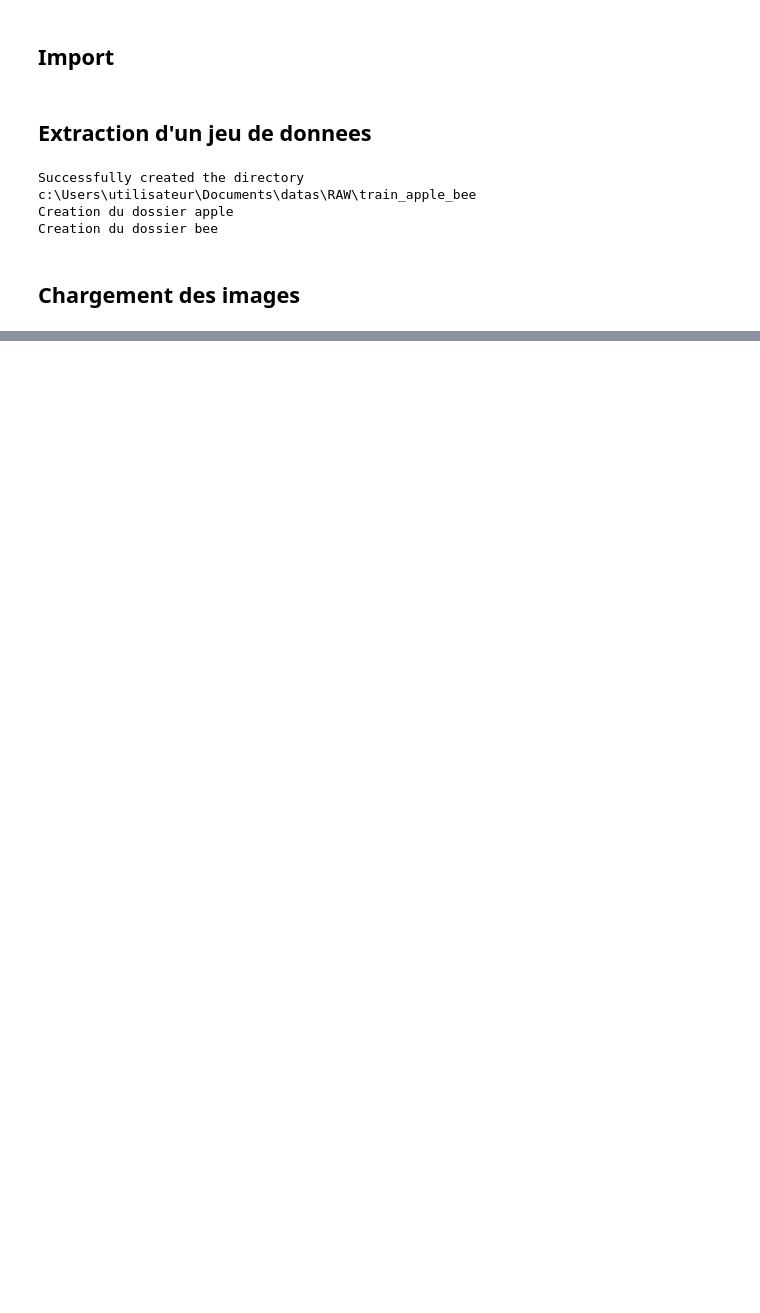
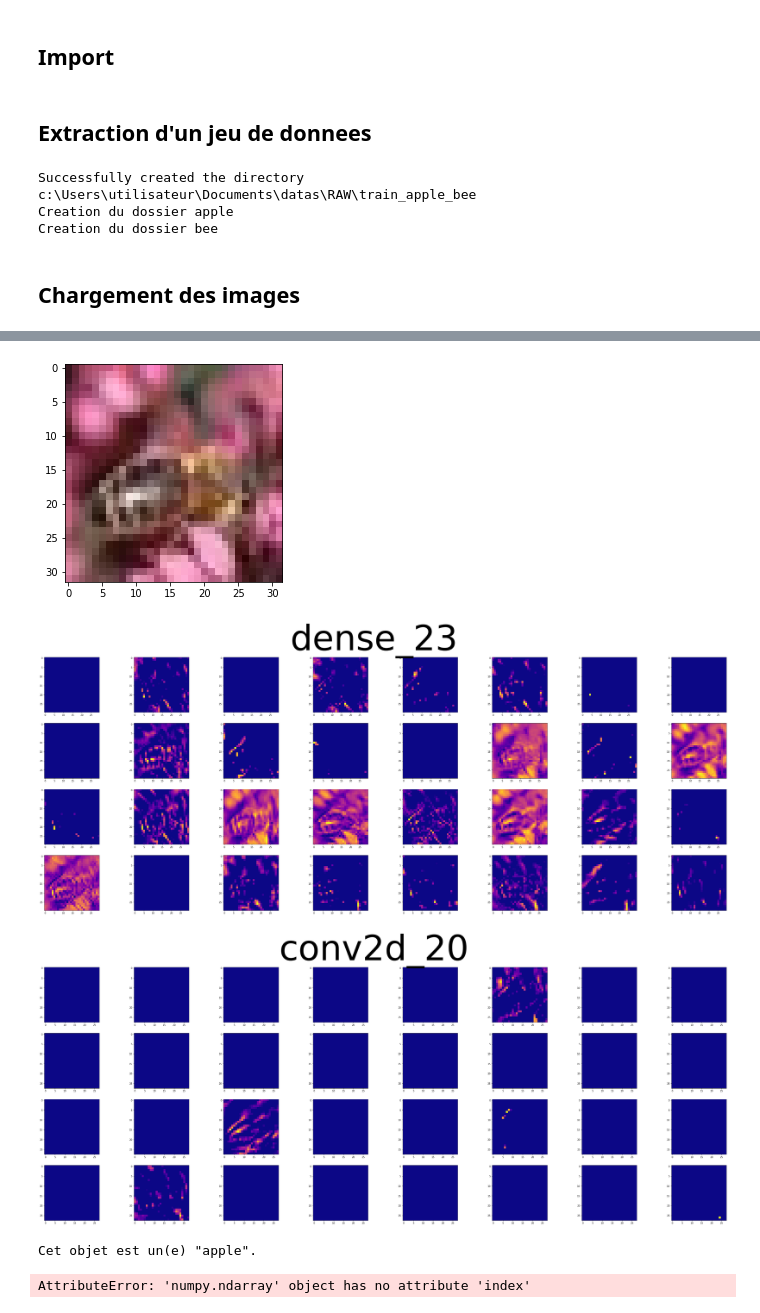
Before and after one commit to Nicolas-Malgat/Reco_image, a Jupyter notebook: entrainement_modele.ipynb, the cells around one changed output, grey strips where cells are left out. Cells and saved outputs as stored; diff of their text form; code cells hidden in the pictures; blank space fills up the shorter version.

```diff
--- a/entrainement_modele.ipynb
+++ b/entrainement_modele.ipynb
@@ -82,0 +183,52 @@ plot_layer(model, "../datas/RAW/train/apple/0020.png", 1, cmap="inferno")
+# %%
+from modules.observation_modele import plot_layer
+
+image = "../datas/RAW/train/bee/0103.png"
+plt.imshow(plt.imread(image))
+
+# plot_layer(model, image, 0)
+plot_layer(model, image, 1)
+plot_layer(model, image, 2)
+# %% [output]
+[figure, added]
+[figure, added]
+[figure, added]
+# %%
+model_name = 'model.h5'
+
+model.save(model_name)
+
+labels_array = ['apple', 'bee']
+
+from tensorflow.keras.models import load_model
+
+choix = [
+    'assets/apple/0001.png'
+    ,
+]
+test_model = load_model(model_name)
+
+for c in choix:
+    test_image = image.load_img(c, target_size = (32, 32))
+    test_image = image.img_to_array(test_image)
+    test_image = np.expand_dims(test_image, axis = 0)
+    result = test_model.predict(test_image)
+
+    preds = test_model.predict_classes(test_image)
+    prob = test_model.predict_proba(test_image)
+
+    index = preds[0]
+    print(f'Cet objet est un(e) "{labels_array[index]}".')
+
+    prob_sort = np.argsort(prob[0])[-2:]
+
+    for ps in prob_sort:
+        proba = prob[0][ps]
+        print(prob.index(prob[0][ps]))
+        label = labels_array[0]
+        print(f'{label}: {proba}')
+
+    print()
+# %% [output]
+Cet objet est un(e) "apple".
+AttributeError: 'numpy.ndarray' object has no attribute 'index'
```
Also changed, not shown: parts of 10 cells of this notebook, 22 other files.
